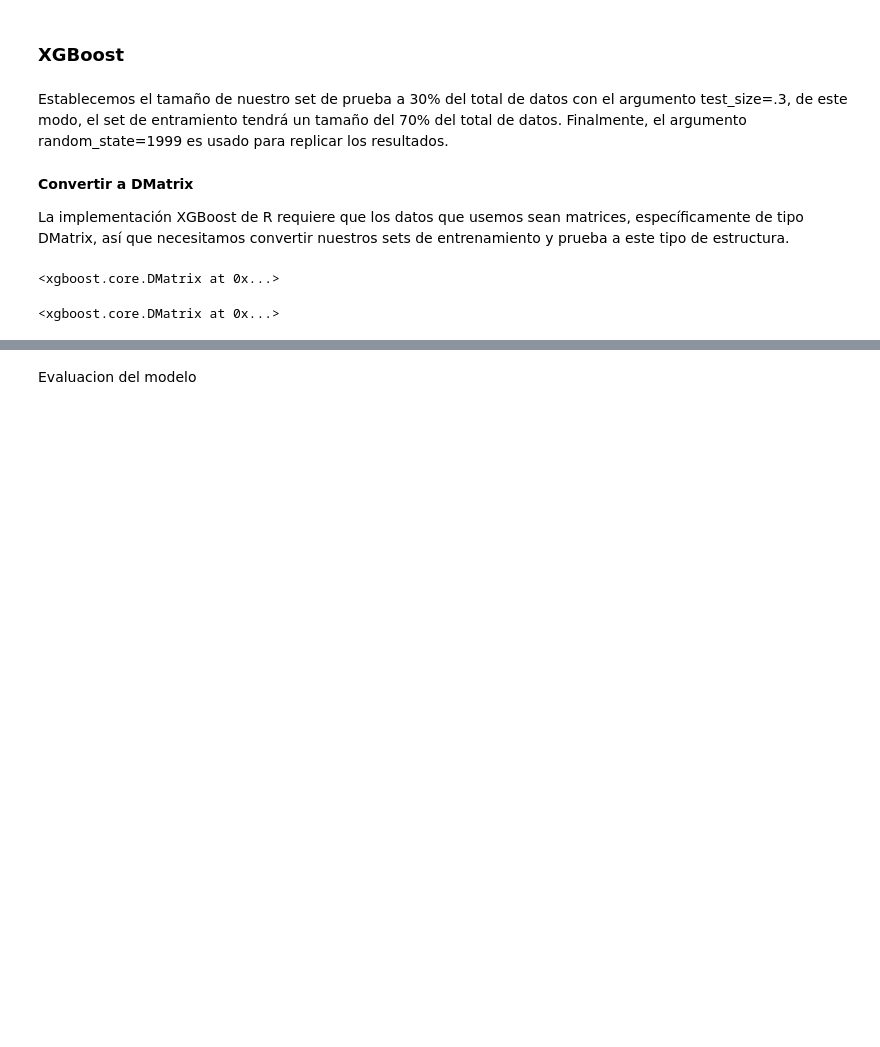
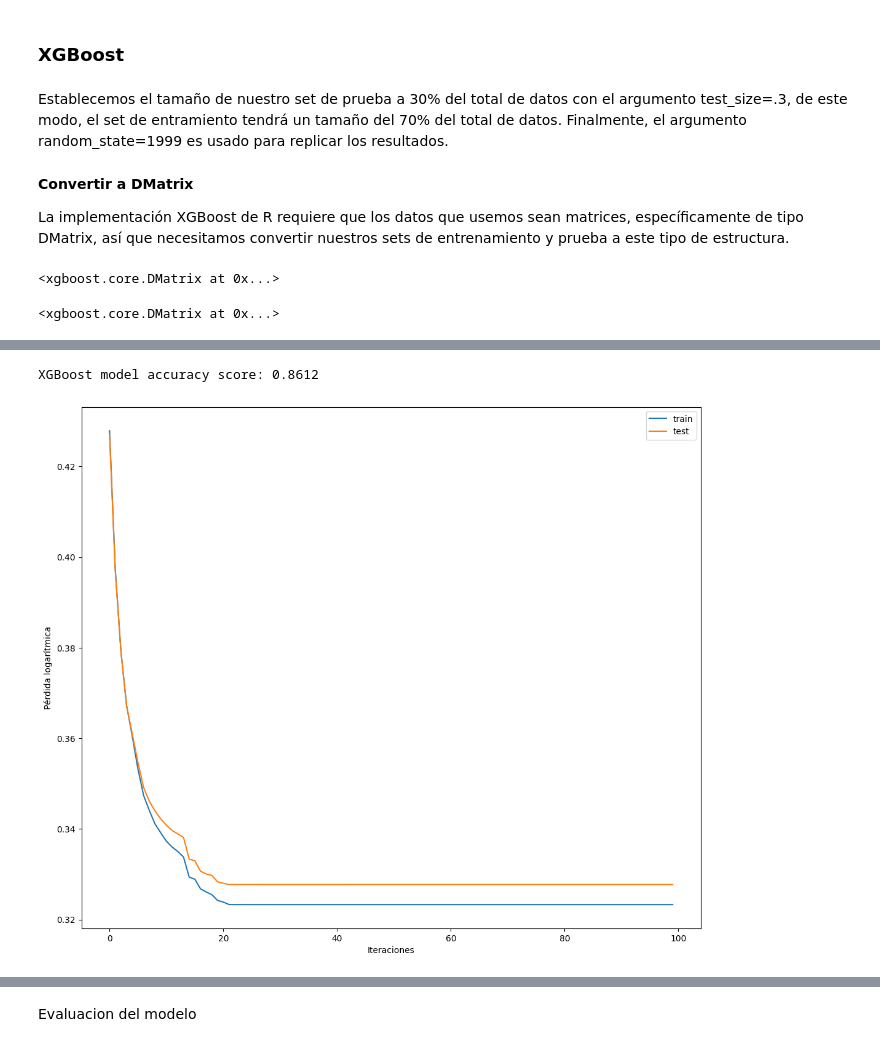
Before and after one commit to alexandersanchezjr/fvl-prediction-model, a Jupyter notebook: Prediccion de inasistencias .ipynb, the cells around one changed output, grey strips where cells are left out. Saved outputs shown, nothing was run; the diff lists cells and outputs as text; code cells hidden in the pictures; blank space fills up the shorter version.

Commit message:
Feat: Fine tuning and Kappa evaluation for XGBoost

```diff
--- a/Prediccion de inasistencias .ipynb
+++ b/Prediccion de inasistencias .ipynb
@@ -869,0 +833,13 @@ predict[:20]
+# %%
+# Define the objective function to minimize
+def objective(params):
+    params['max_depth'] = int(params['max_depth'])
+    xgb_model = xgb.XGBClassifier(**params)
+    xgb_model.fit(X_train, y_train)
+    y_pred = xgb_model.predict(X_test)
+    score = accuracy_score(y_test, y_pred)
+    return {'loss': -score, 'status': STATUS_OK}
+
+# Perform the optimization
+best_params = fmin(objective, space, algo=tpe.suggest, max_evals=100)
+print("Best set of hyperparameters: ", best_params)
@@ -869,0 +848,8 @@ predict[:20]
+# %%
+# instantiate the classifier
+best_params['max_depth'] = int(best_params['max_depth'])
+xgb_clf = xgb.XGBClassifier(**best_params)
+evalset = [(X_train, y_train), (X_test,y_test)]
+# %%
+# fit the classifier to the training data
+xgb_clf.fit(X_train, y_train, eval_metric='logloss', eval_set=evalset)
@@ -869,0 +889,20 @@ predict[:20]
+# %%
+results = xgb_clf.evals_result()
+# %%
+print('XGBoost model accuracy score: {0:0.4f}'. format(accuracy_score(y_test, y_pred)))
+# %% [output]
+XGBoost model accuracy score: 0.8612
+# %%
+from matplotlib import pyplot
+# plot learning curves
+pyplot.plot(results['validation_0']['logloss'], label='train')
+pyplot.plot(results['validation_1']['logloss'], label='test')
+pyplot.xlabel('Iteraciones')
+pyplot.ylabel('Pérdida logarítmica')
+
+# show the legend
+pyplot.legend()
+# show the plot
+pyplot.show()
+# %% [output]
+[figure, added]
```
Also changed, not shown: parts of 29 cells of this notebook.
